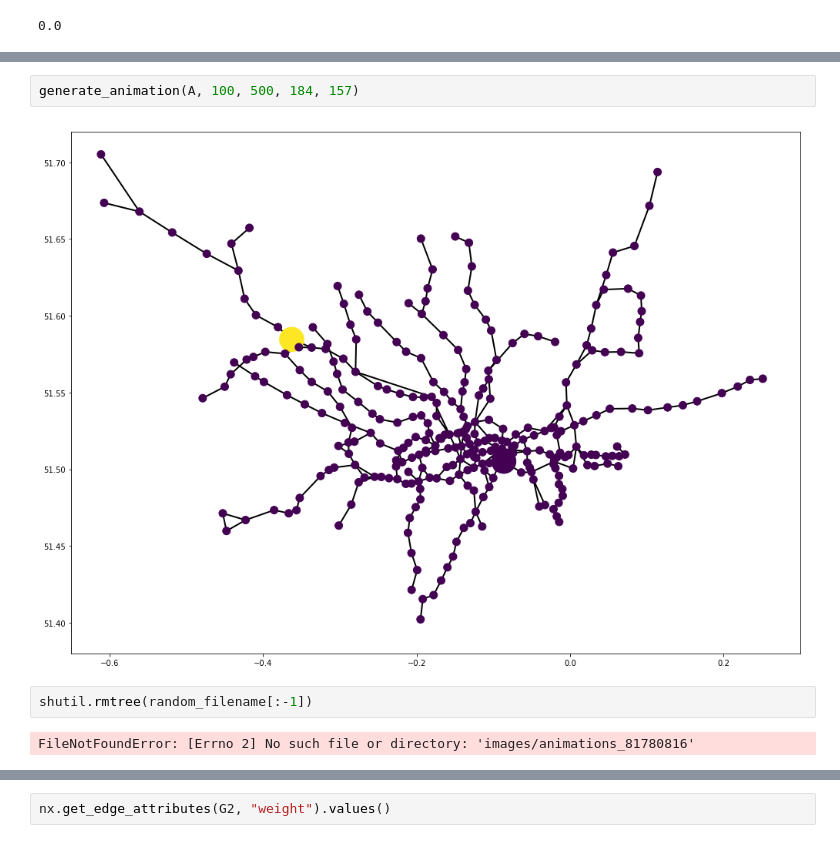
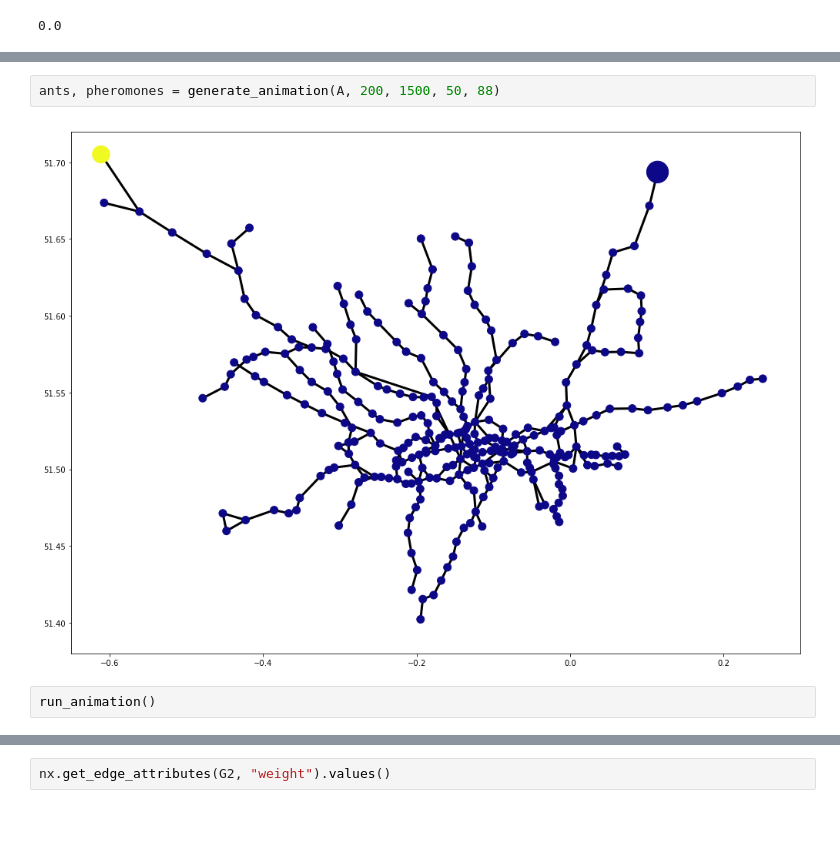
Before and after one commit to PuPPy-Python/bio-inspired-computing, a Jupyter notebook: 3. Ant colony optimisation.ipynb, the cells around one changed output, grey strips where cells are left out. Saved outputs shown, nothing was run; the diff lists cells and outputs as text.

```diff
--- a/3. Ant colony optimisation.ipynb
+++ b/3. Ant colony optimisation.ipynb
@@ -179,8 +196,6 @@ def generate_animation(A, N_ants, rounds, start, end, evaporation_rate=0.1):
-# %%
-generate_animation(A, 100, 500, 184, 157)
-# %% [output]
-[figure, removed]
-# %%
-shutil.rmtree(random_filename[:-1])
-# %% [output]
-FileNotFoundError: [Errno 2] No such file or directory: 'images/animations_81780816'
+# %%
+ants, pheromones = generate_animation(A, 200, 1500, 50, 88)
+# %% [output]
+[figure, added]
+# %%
+run_animation()
```
Also changed, not shown: parts of 8 cells of this notebook, 2 other files.
